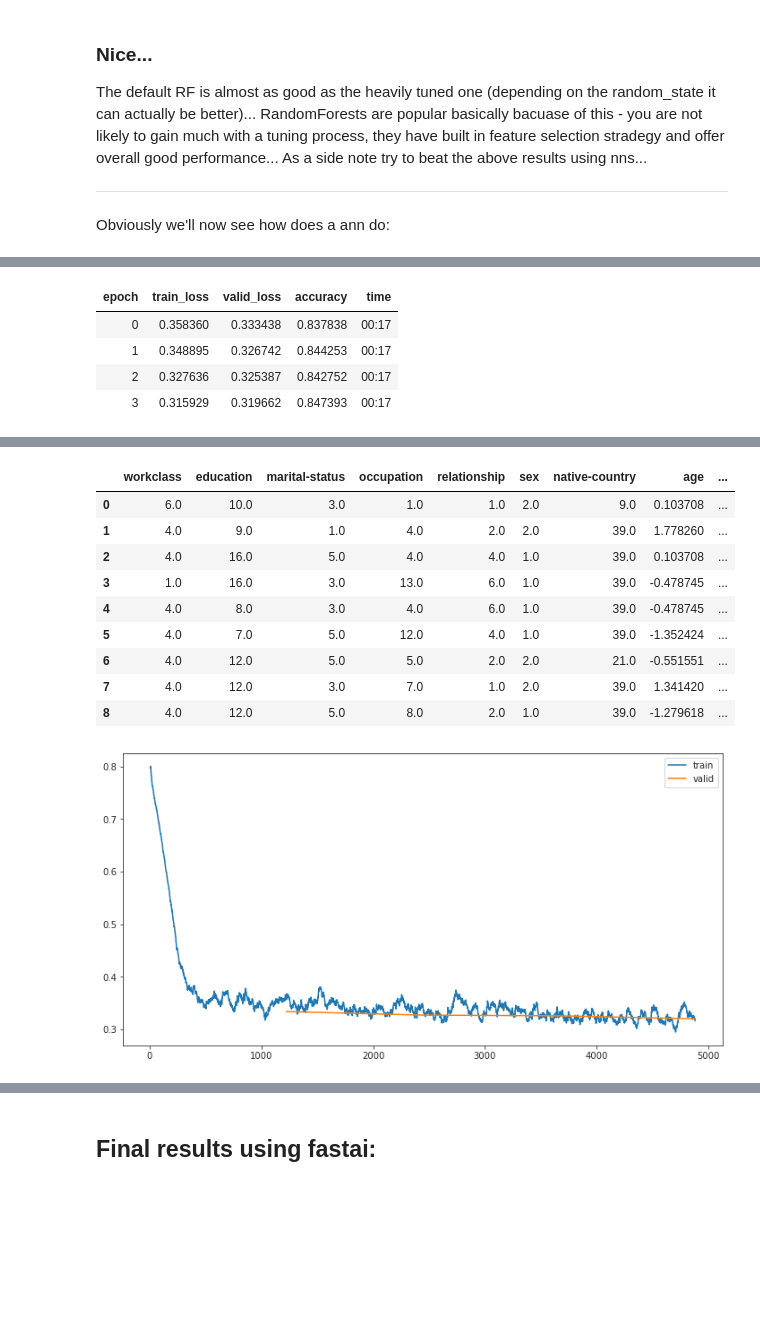
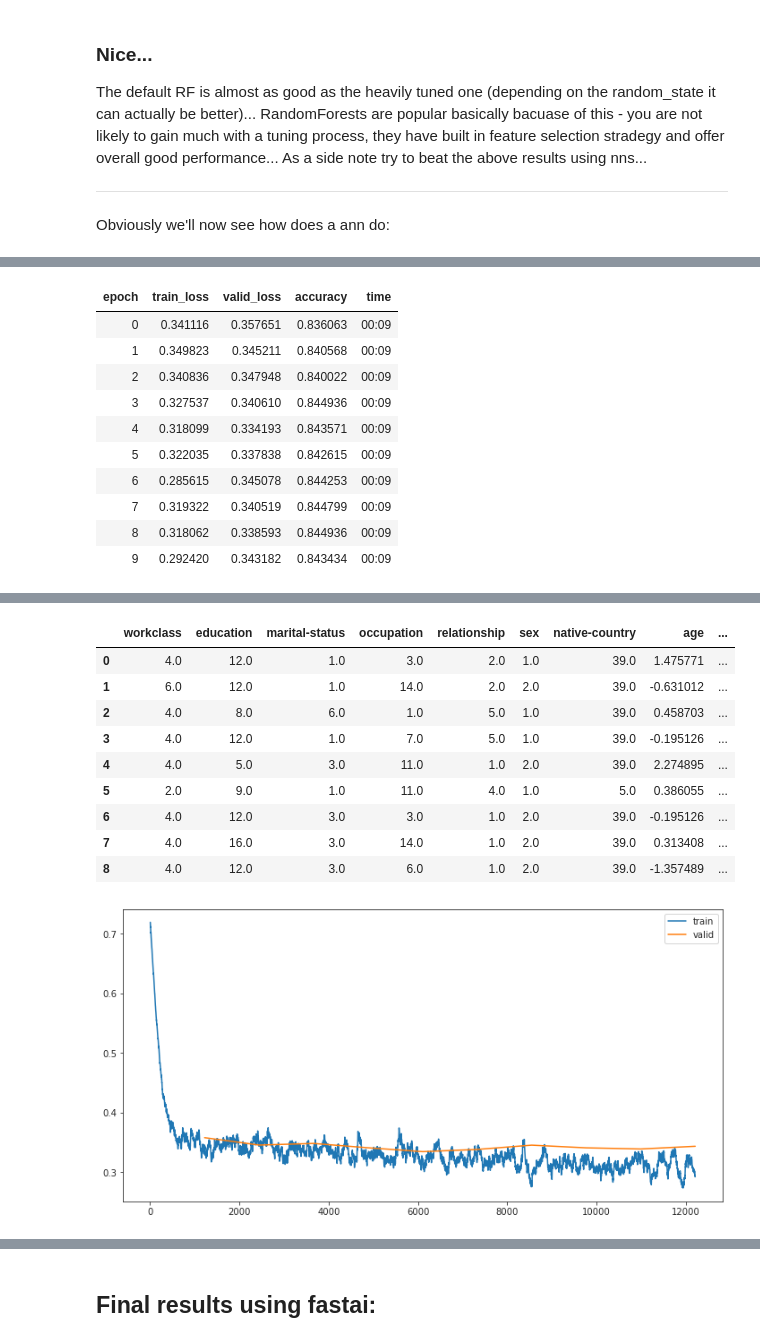
Before and after one commit to topiko/MLcourseMaterial, a Jupyter notebook: AML_L05_TreeRF/AML_L05_TreeRfClfs.ipynb, the cells around one changed output, grey strips where cells are left out. Cells and saved outputs as stored; diff of their text form; code cells hidden in the pictures; blank space fills up the shorter version.

```diff
--- a/AML_L05_TreeRF/AML_L05_TreeRfClfs.ipynb
+++ b/AML_L05_TreeRF/AML_L05_TreeRfClfs.ipynb
@@ -877,25 +875,31 @@ SuggestedLRs(lr_min=0.001096478197723627, lr_steep=0.00363078061491251)
 # %%
-learn.fit_one_cycle(4, lr=.002)
+learn.fit_one_cycle(10, lr=.002)
 learn.recorder.plot_loss()
 learn.show_results()
 # %% [output]
 | epoch | train_loss | valid_loss | accuracy | time |
-| 0 | 0.358360 | 0.333438 | 0.837838 | 00:17 |
-| 1 | 0.348895 | 0.326742 | 0.844253 | 00:17 |
-| 2 | 0.327636 | 0.325387 | 0.842752 | 00:17 |
-| 3 | 0.315929 | 0.319662 | 0.847393 | 00:17 |
+| 0 | 0.341116 | 0.357651 | 0.836063 | 00:09 |
+| 1 | 0.349823 | 0.345211 | 0.840568 | 00:09 |
+| 2 | 0.340836 | 0.347948 | 0.840022 | 00:09 |
+| 3 | 0.327537 | 0.340610 | 0.844936 | 00:09 |
+| 4 | 0.318099 | 0.334193 | 0.843571 | 00:09 |
+| 5 | 0.322035 | 0.337838 | 0.842615 | 00:09 |
+| 6 | 0.285615 | 0.345078 | 0.844253 | 00:09 |
+| 7 | 0.319322 | 0.340519 | 0.844799 | 00:09 |
+| 8 | 0.318062 | 0.338593 | 0.844936 | 00:09 |
+| 9 | 0.292420 | 0.343182 | 0.843434 | 00:09 |
 [interactive output not drawn]
 |  | workclass | education | marital-status | occupation | relationship | sex | native-country | age | ... |
-| 0 | 6.0 | 10.0 | 3.0 | 1.0 | 1.0 | 2.0 | 9.0 | 0.103708 | ... |
-| 1 | 4.0 | 9.0 | 1.0 | 4.0 | 2.0 | 2.0 | 39.0 | 1.778260 | ... |
-| 2 | 4.0 | 16.0 | 5.0 | 4.0 | 4.0 | 1.0 | 39.0 | 0.103708 | ... |
-| 3 | 1.0 | 16.0 | 3.0 | 13.0 | 6.0 | 1.0 | 39.0 | -0.478745 | ... |
-| 4 | 4.0 | 8.0 | 3.0 | 4.0 | 6.0 | 1.0 | 39.0 | -0.478745 | ... |
-| 5 | 4.0 | 7.0 | 5.0 | 12.0 | 4.0 | 1.0 | 39.0 | -1.352424 | ... |
-| 6 | 4.0 | 12.0 | 5.0 | 5.0 | 2.0 | 2.0 | 21.0 | -0.551551 | ... |
-| 7 | 4.0 | 12.0 | 3.0 | 7.0 | 1.0 | 2.0 | 39.0 | 1.341420 | ... |
-| 8 | 4.0 | 12.0 | 5.0 | 8.0 | 2.0 | 1.0 | 39.0 | -1.279618 | ... |
+| 0 | 4.0 | 12.0 | 1.0 | 3.0 | 2.0 | 1.0 | 39.0 | 1.475771 | ... |
+| 1 | 6.0 | 12.0 | 1.0 | 14.0 | 2.0 | 2.0 | 39.0 | -0.631012 | ... |
+| 2 | 4.0 | 8.0 | 6.0 | 1.0 | 5.0 | 1.0 | 39.0 | 0.458703 | ... |
+| 3 | 4.0 | 12.0 | 1.0 | 7.0 | 5.0 | 1.0 | 39.0 | -0.195126 | ... |
+| 4 | 4.0 | 5.0 | 3.0 | 11.0 | 1.0 | 2.0 | 39.0 | 2.274895 | ... |
+| 5 | 2.0 | 9.0 | 1.0 | 11.0 | 4.0 | 1.0 | 5.0 | 0.386055 | ... |
+| 6 | 4.0 | 12.0 | 3.0 | 3.0 | 1.0 | 2.0 | 39.0 | -0.195126 | ... |
+| 7 | 4.0 | 16.0 | 3.0 | 14.0 | 1.0 | 2.0 | 39.0 | 0.313408 | ... |
+| 8 | 4.0 | 12.0 | 3.0 | 6.0 | 1.0 | 2.0 | 39.0 | -1.357489 | ... |
-[figure, old version]
+[figure, new version]
 # %%
 dltest = learn.dls.test_dl(X_test)
 preds_tensor = learn.get_preds(dl=dltest)[0]
```
Also changed, not shown: parts of 18 cells of this notebook.
